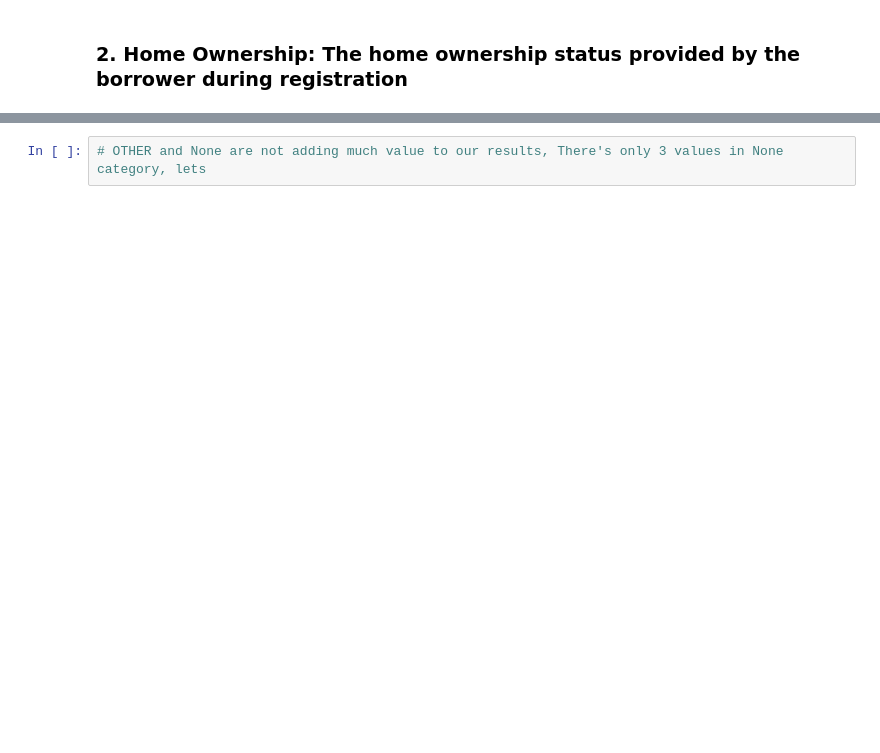
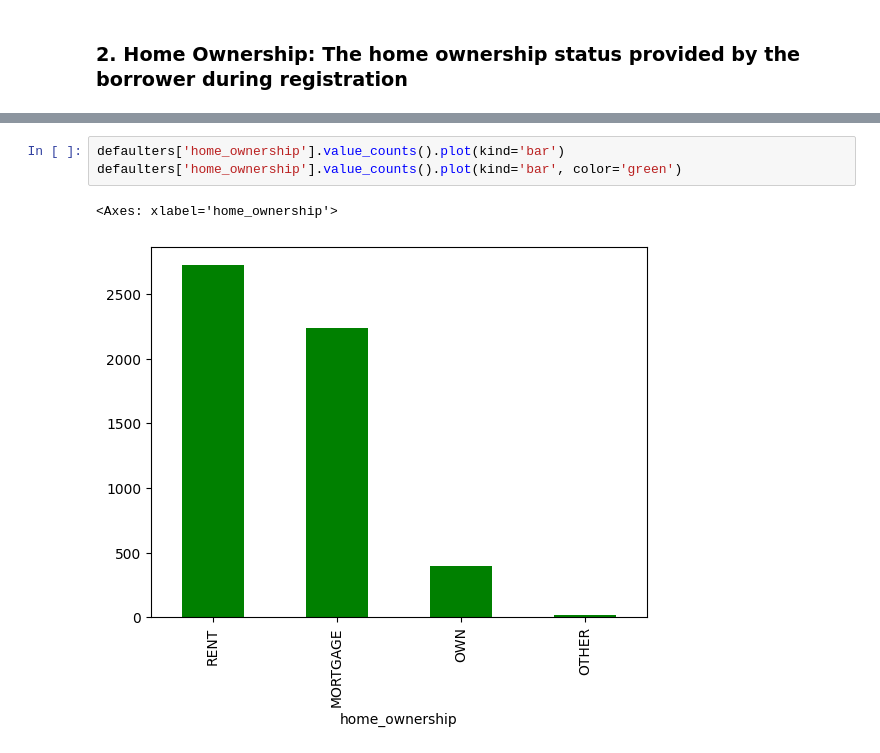
Before and after one commit to pranjal-verma/Lending-Club-Case-Study, a Jupyter notebook: solution.ipynb, the cells around one changed output, grey strips where cells are left out. Drawn from its saved outputs; the diff is of its cells as text; blank space fills up the shorter version.

```diff
--- a/solution.ipynb
+++ b/solution.ipynb
@@ -315,2 +347,6 @@ Name: count, dtype: int64
 # %%
-# OTHER and None are not adding much value to our results, There's only 3 values in None category, lets
+defaulters['home_ownership'].value_counts().plot(kind='bar')
+defaulters['home_ownership'].value_counts().plot(kind='bar', color='green')
+# %% [output]
+<Axes: xlabel='home_ownership'>
+[figure, added]
```
Also changed, not shown: parts of 36 cells of this notebook, 1 other file.
